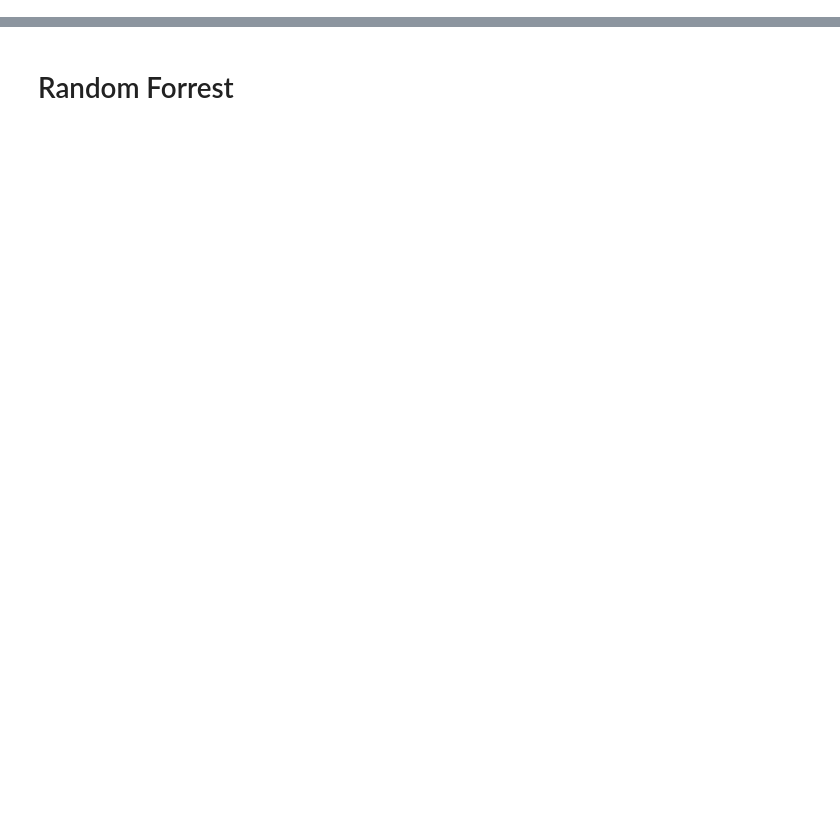
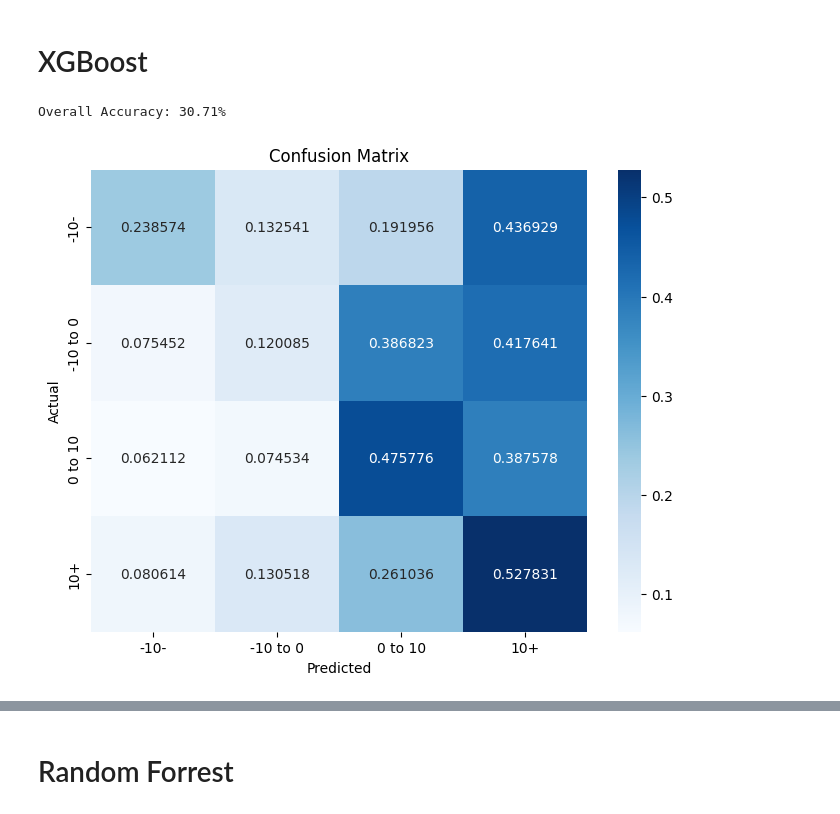
Before and after one commit to OrestisStefanou/InvestorAPI, a Jupyter notebook: analytics/machine_learning/price_prediction_with_fundamentals/notebooks/modelling_v5.ipynb, the cells around one changed output, grey strips where cells are left out. Saved outputs shown, nothing was run; the diff lists cells and outputs as text; code cells hidden in the pictures; blank space fills up the shorter version.

```diff
--- a/analytics/machine_learning/price_prediction_with_fundamentals/notebooks/modelling_v5.ipynb
+++ b/analytics/machine_learning/price_prediction_with_fundamentals/notebooks/modelling_v5.ipynb
@@ -49,0 +54,78 @@ Name: pct_change_range, dtype: int64
+# %% [markdown]
+# XGBoost
+# %%
+from sklearn.metrics import accuracy_score, confusion_matrix
+import matplotlib.pyplot as plt
+import seaborn as sns
+import xgboost as xgb
+import numpy as np
+
+dataset = utils.get_features(features_categories=['arctan_pct_change'], target='price_pct_change_next_three_months')
+
+# Create categorical target
+bins = [-float('inf'), -0.10, 0, 0.10, float('inf')]
+label_mapping = {0: '-10-', 1: '-10 to 0', 2: '0 to 10', 3: '10+'}
+labels = ['-10-', '-10 to 0', '0 to 10', '10+']
+
+dataset['next_three_months_pct_change_range'] = pd.cut(
+    dataset['price_pct_change_next_three_months'],
+    bins=bins,
+    labels=[0,1,2,3],
+    right=False
+)
+
+# dataset['last_three_months_pct_change_range'] = pd.cut(
+#     dataset['price_pct_change_three_months'],
+#     bins=bins,
+#     labels=labels,
+#     right=False
+# )
+
+train_set, test_set = utils.split_data_to_train_and_test(
+    df=dataset,
+    cutoff_date=dt.datetime(2023,6,1)
+)
+
+cols_to_drop = ['symbol', 'fiscal_date_ending', 'price_pct_change_next_three_months', 'price_pct_change_three_months', 'next_three_months_pct_change_range']
+target_col = 'next_three_months_pct_change_range'
+
+y_train = train_set[target_col]
+X_train = train_set.drop(cols_to_drop, axis=1)
+
+y_test = test_set[target_col]
+X_test = test_set.drop(cols_to_drop, axis=1)
+
+# categorical_columns = ['sector', 'last_three_months_pct_change_range']
+column_transformer = make_column_transformer(
+    (
+        OneHotEncoder(), ['sector']
+    ),
+    remainder='passthrough'
+)
+
+xgb_classifier = make_pipeline(
+    column_transformer,
+    xgb.XGBClassifier()
+)
+
+xgb_classifier.fit(X_train, y_train)
+y_pred_xgb_classifier = xgb_classifier.predict(X_test)
+
+accuracy = accuracy_score(y_test, y_pred_xgb_classifier)
+print(f"Overall Accuracy: {accuracy:.2%}")
+
+y_test = [label_mapping[y] for y in y_test]
+y_pred = [label_mapping[y] for y in y_pred_xgb_classifier]
+# Plot the confusion matrix
+conf_matrix = confusion_matrix(y_test, y_pred, labels=labels, normalize='true')
+
+# Plot confusion matrix using seaborn
+plt.figure(figsize=(8, 6))
+sns.heatmap(conf_matrix, annot=True, fmt='f', cmap='Blues', xticklabels=labels, yticklabels=labels)
+plt.title('Confusion Matrix')
+plt.xlabel('Predicted')
+plt.ylabel('Actual')
+plt.show()
+# %% [output]
+Overall Accuracy: 30.71%
+[figure, added]
```
Also changed, not shown: parts of 13 cells of this notebook.
